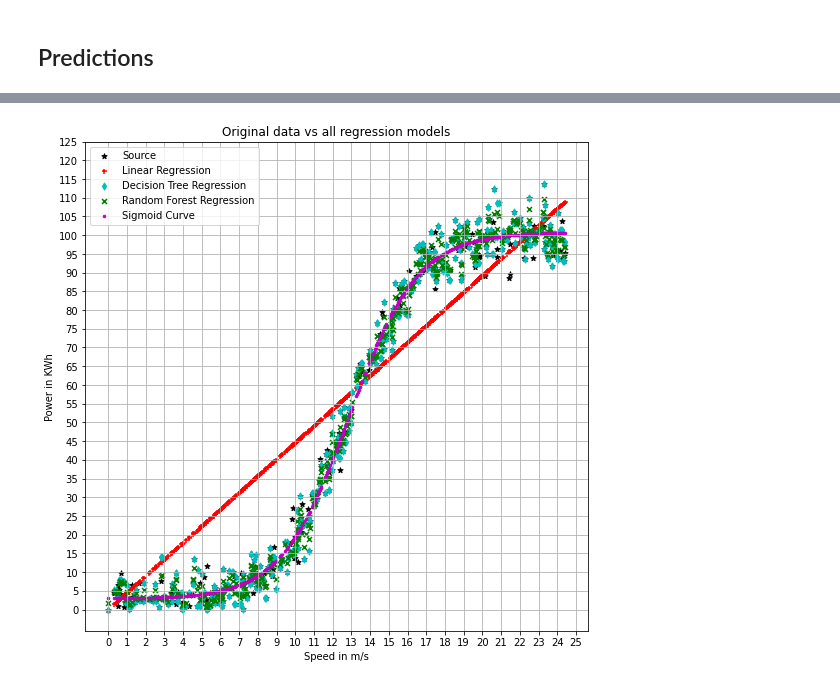
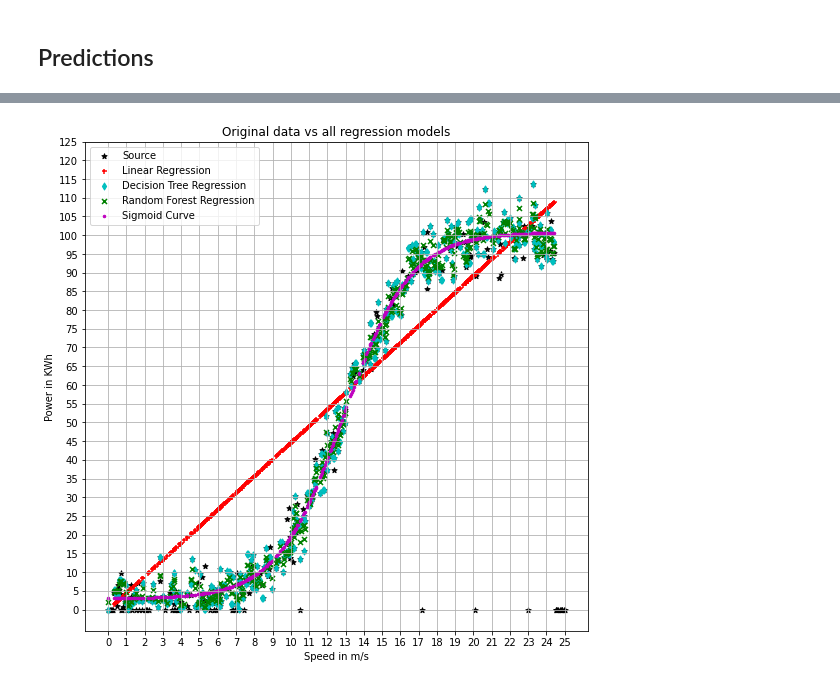
Before and after one commit to Clauric/Machine_Learning_Project, a Jupyter notebook: Main.ipynb, the cells around one changed output, grey strips where cells are left out. Saved outputs shown, nothing was run; the diff lists cells and outputs as text; code cells hidden in the pictures.

Commit message:
Working front end with flask hookup and working data validdation

```diff
--- a/Main.ipynb
+++ b/Main.ipynb
@@ -219,22 +219,22 @@ print(table)
 +--------------------------+--------------------+-------------------------+------------+---------------------+
 # %%
 plt.figure(figsize = (9,9))                                     # Set the size of the plot area
-plt.scatter(cleansed_df["speed"], cleansed_df["power"], s = 30, color = "k", marker = "*", label = "Source")    # Create a scatter graph using the cleansed data
+plt.scatter(source_df["speed"], source_df["power"], s = 30, color = "k", marker = "*", label = "Source")    # Create a scatter graph using the cleansed data
 plt.scatter(Analysis_df["speed"], Analysis_df["Lin P"], s = 25, color = "r", marker = "+", label = "Linear Regression") # Create a scatter graph using the linear regression estimates from the analysed data
 plt.scatter(Analysis_df["speed"], Analysis_df["DTR P"], s = 25, color = "c", marker = "d", label = "Decision Tree Regression")  # Create a scatter graph using the decision tree regression estimates from the analysed data
 plt.scatter(Analysis_df["speed"], Analysis_df["RFR P"], s = 25, color = "g", marker = "x", label = "Random Forest Regression")  # Create a scatter graph using the random forest regression estimates from the analysed data
 plt.scatter(Analysis_df["speed"], Analysis_df["Sig P"], s = 25, color = "m", marker = ".", label = "Sigmoid Curve") # Create a scatter graph using the sigmoid model estimated from the analysed data
 plt.xticks(np.arange(0, round(cleansed_df["speed"].max(), 0) + 2, step = 1))    # Force all the xticks to be visible
 plt.yticks(np.arange(0, round(Analysis_df[["power", "Lin P", "DTR P", "RFR P", "Sig P"]].max(axis=1)[j-1] + 18), step = 5)) # Force all the xticks to be visible
 plt.grid(which = "major", axis = "x")                           # Show the minor grid lines on the x axis
 plt.grid(which = "major", axis = "y")                           # Show the minor grid lines on the y axis
 plt.ylabel("Power in KWh")                                      # Label for the y axis
 plt.xlabel("Speed in m/s")                                      # Label for the x axis
 plt.legend(loc = "best")                                        # Determine the best location for the legend to be places
 plt.title("Original data vs all regression models")             # Title for the chart
 plt.show()                                                      # Plot the graphs
 # %% [output]
-[figure, old version]
+[figure, new version]
 # %%
 while True:
     try:
```
Also changed, not shown: parts of 3 cells of this notebook, 3 other files.
